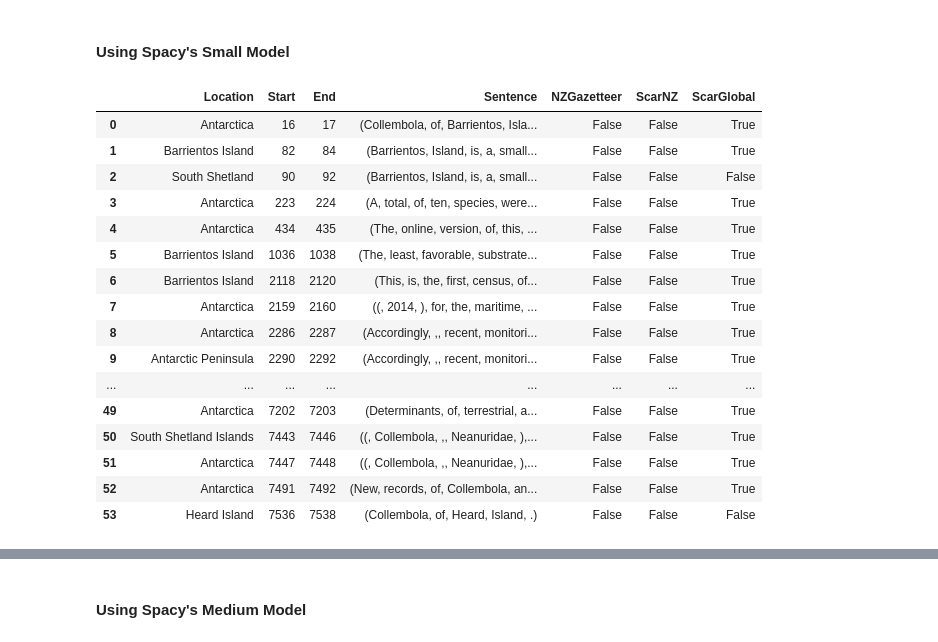
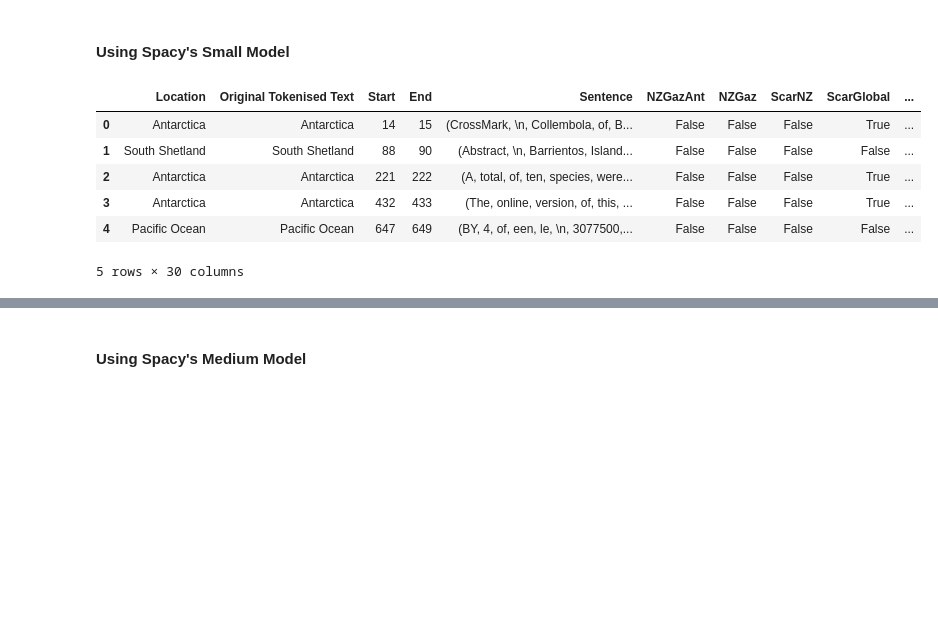
Before and after one commit to manaakiwhenua/text-analytics-pipeline, a Jupyter notebook: UsingSpacy.ipynb, the cells around one changed output, grey strips where cells are left out. Saved outputs shown, nothing was run; the diff lists cells and outputs as text; code cells hidden in the pictures; blank space fills up the shorter version.

```diff
--- a/UsingSpacy.ipynb
+++ b/UsingSpacy.ipynb
@@ -254,7 +256,7 @@ SCARNZ
 3457 rows × 14 columns
 # %%
 nzgazAntartica = nzgaz[nzgaz.land_district.isna()].name.unique()
-del nzgaz
+nzgaz = nzgaz.name.unique()
 # %%
 SCARGlobalnames = SCARGlobal.place_name_mapping.unique()
 SCARNZnames = SCARNZ.place_name_mapping.unique()
@@ -276,0 +274,2 @@ array(['A. A. Thomas Hills', 'Abbott Peak', 'Abbott Spur', ...,
+# %%
+GeoNames = pd.read_csv('GeoNames.csv', index_col=0)
@@ -277,13 +285,11 @@ array(['A. A. Thomas Hills', 'Abbott Peak', 'Abbott Spur', ...,
+# %%
+GeoNamesUnique = GeoNames.name.unique()
+GeoNamesAnt = GeoNames[GeoNames['country code']=='AQ'].name.unique()
+GeoNamesNZ = GeoNames[GeoNames['country code']=='NZ'].name.unique()
+dropWords = ['Inner', 'Harbour', 'Lake', 'Fig', 'Valleys', 'Soil',
+             'Lakes', 'South', 'North', 'Inner', 'Mount', 'Frozen', 'Oceans',
+            'Upper', 'Contour']
+GeoNamesFiltered = [place for place in GeoNamesUnique if place not in dropWords]
+del GeoNames
 # %% [markdown]
 ### Locations
-# %%
-def find_locations(doc):
-    df = pd.DataFrame(
-    [[x.text, x.start, x.end, x.sent] for x in doc.ents if x.label_ is 'LOC'],
-    columns=['Location', 'Start', 'End','Sentence']
-             )
-    df['NZGazetteer']=[True if X in nzgazAntartica else False for X in df.Location ]
-    df['ScarNZ']=[True if X in SCARNZnames else False for X in df.Location ]
-    df['ScarGlobal']=[True if X in SCARGlobalnames else False for X in df.Location ]
-
-    return df
@@ -292,23 +420,13 @@ def find_locations(doc):
 # %%
 locations = find_locations(document)
 # %%
-locations
+locations.head()
 # %% [output]
-|  | Location | Start | End | Sentence | NZGazetteer | ScarNZ | ScarGlobal |
-| 0 | Antarctica | 16 | 17 | (Collembola, of, Barrientos, Isla... | False | False | True |
-| 1 | Barrientos Island | 82 | 84 | (Barrientos, Island, is, a, small... | False | False | True |
-| 2 | South Shetland | 90 | 92 | (Barrientos, Island, is, a, small... | False | False | False |
-| 3 | Antarctica | 223 | 224 | (A, total, of, ten, species, were... | False | False | True |
-| 4 | Antarctica | 434 | 435 | (The, online, version, of, this, ... | False | False | True |
-| 5 | Barrientos Island | 1036 | 1038 | (The, least, favorable, substrate... | False | False | True |
-| 6 | Barrientos Island | 2118 | 2120 | (This, is, the, first, census, of... | False | False | True |
-| 7 | Antarctica | 2159 | 2160 | ((, 2014, ), for, the, maritime, ... | False | False | True |
-| 8 | Antarctica | 2286 | 2287 | (Accordingly, ,, recent, monitori... | False | False | True |
-| 9 | Antarctic Peninsula | 2290 | 2292 | (Accordingly, ,, recent, monitori... | False | False | True |
-| ... | ... | ... | ... | ... | ... | ... | ... |
-| 49 | Antarctica | 7202 | 7203 | (Determinants, of, terrestrial, a... | False | False | True |
-| 50 | South Shetland Islands | 7443 | 7446 | ((, Collembola, ,, Neanuridae, ),... | False | False | True |
-| 51 | Antarctica | 7447 | 7448 | ((, Collembola, ,, Neanuridae, ),... | False | False | True |
-| 52 | Antarctica | 7491 | 7492 | (New, records, of, Collembola, an... | False | False | True |
-| 53 | Heard Island | 7536 | 7538 | (Collembola, of, Heard, Island, .) | False | False | False |
+|  | Location | Original Tokenised Text | Start | End | Sentence | NZGazAnt | NZGaz | ScarNZ | ScarGlobal | ... |
+| 0 | Antarctica | Antarctica | 14 | 15 | (CrossMark, \n, Collembola, of, B... | False | False | False | True | ... |
+| 1 | South Shetland | South Shetland | 88 | 90 | (Abstract, \n, Barrientos, Island... | False | False | False | False | ... |
+| 2 | Antarctica | Antarctica | 221 | 222 | (A, total, of, ten, species, were... | False | False | False | True | ... |
+| 3 | Antarctica | Antarctica | 432 | 433 | (The, online, version, of, this, ... | False | False | False | True | ... |
+| 4 | Pacific Ocean | Pacific Ocean | 647 | 649 | (BY, 4, of, een, le, \n, 3077500,... | False | False | False | False | ... |
+5 rows × 30 columns
 # %%
```
Also changed, not shown: parts of 87 cells of this notebook, 18 other files.
